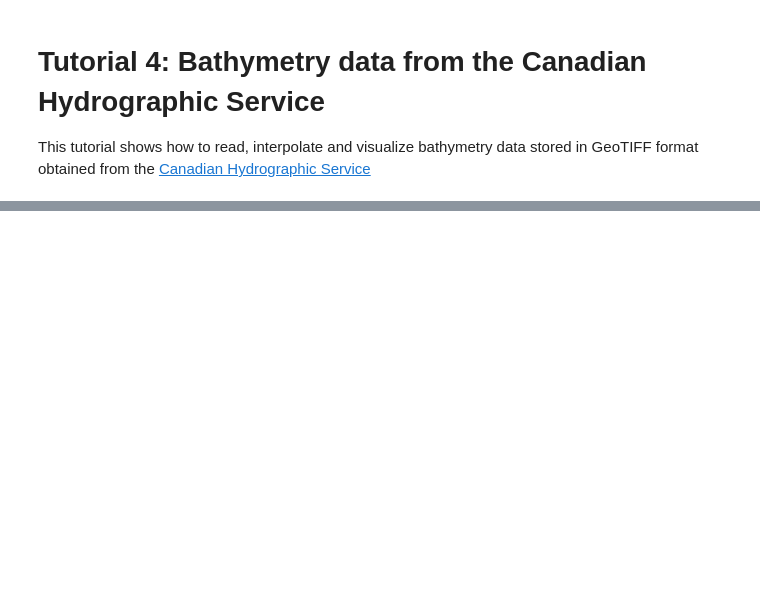
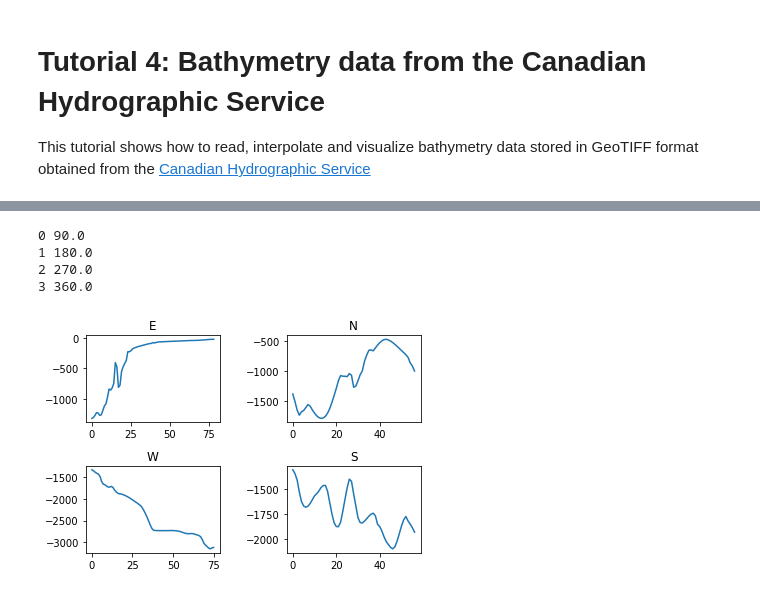
Before and after one commit to cxzhangqi/kadlu, a Jupyter notebook: docs/demo_notebooks/CHS.ipynb, the cells around one changed output, grey strips where cells are left out. Cells and saved outputs as stored; diff of their text form; code cells hidden in the pictures; blank space fills up the shorter version.

Commit message:
fixed bug in multiple slices

```diff
--- a/docs/demo_notebooks/CHS.ipynb
+++ b/docs/demo_notebooks/CHS.ipynb
@@ -41,0 +43,19 @@ plt.show()
+# %%
+# make 4 such slices at uniformly spaced angles, starting at 0 degrees (east)
+slices = interp.slice(angle=0, num_slices=4, distance=70E3, origin=LatLon(43.5,-119.5))
+
+# plot the four slices
+titles = ['E', 'N', 'W', 'S']
+for i, (t,s) in enumerate(zip(titles, slices)):
+    plt.subplot(221+i)
+    plt.plot(s)
+    plt.title(t)
+
+plt.subplots_adjust(wspace = 0.5, hspace = 0.5)
+plt.show()
+# %% [output]
+0 90.0
+1 180.0
+2 270.0
+3 360.0
+[figure, added]
```
Also changed, not shown: parts of 3 cells of this notebook, 1 other file.
